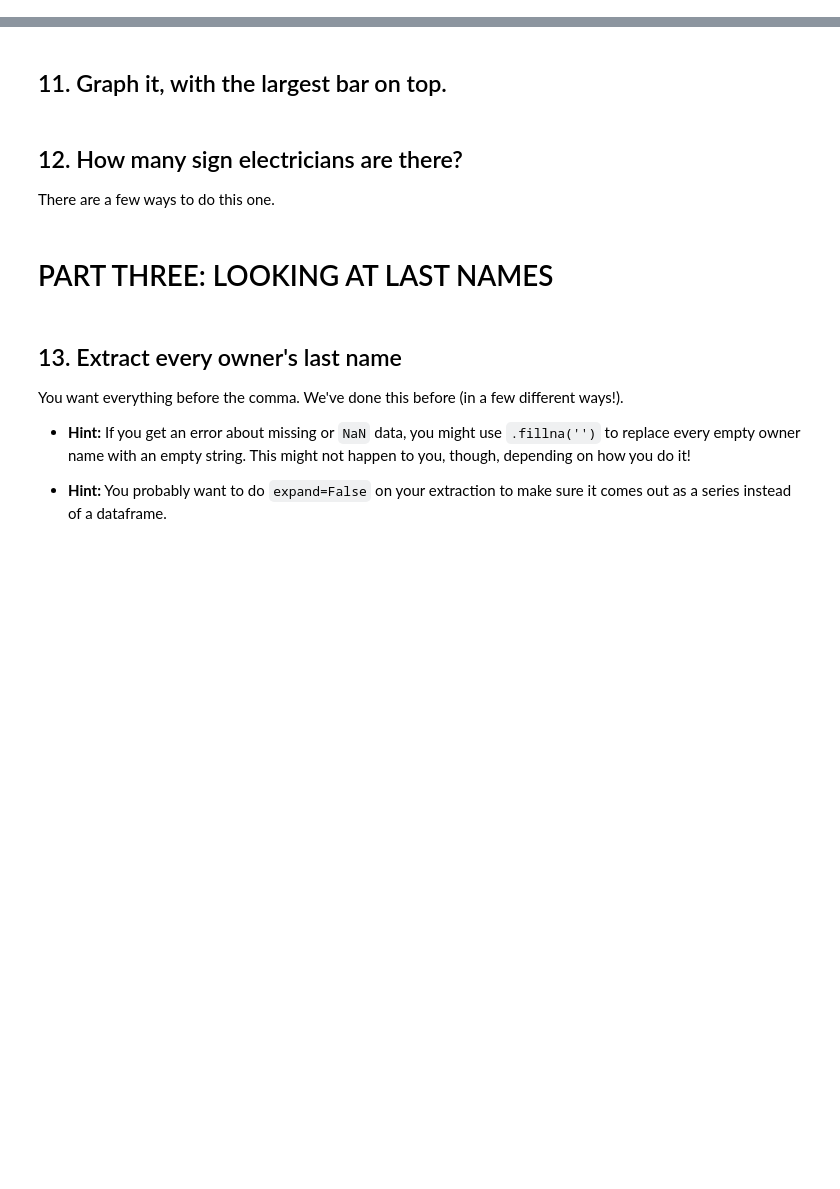
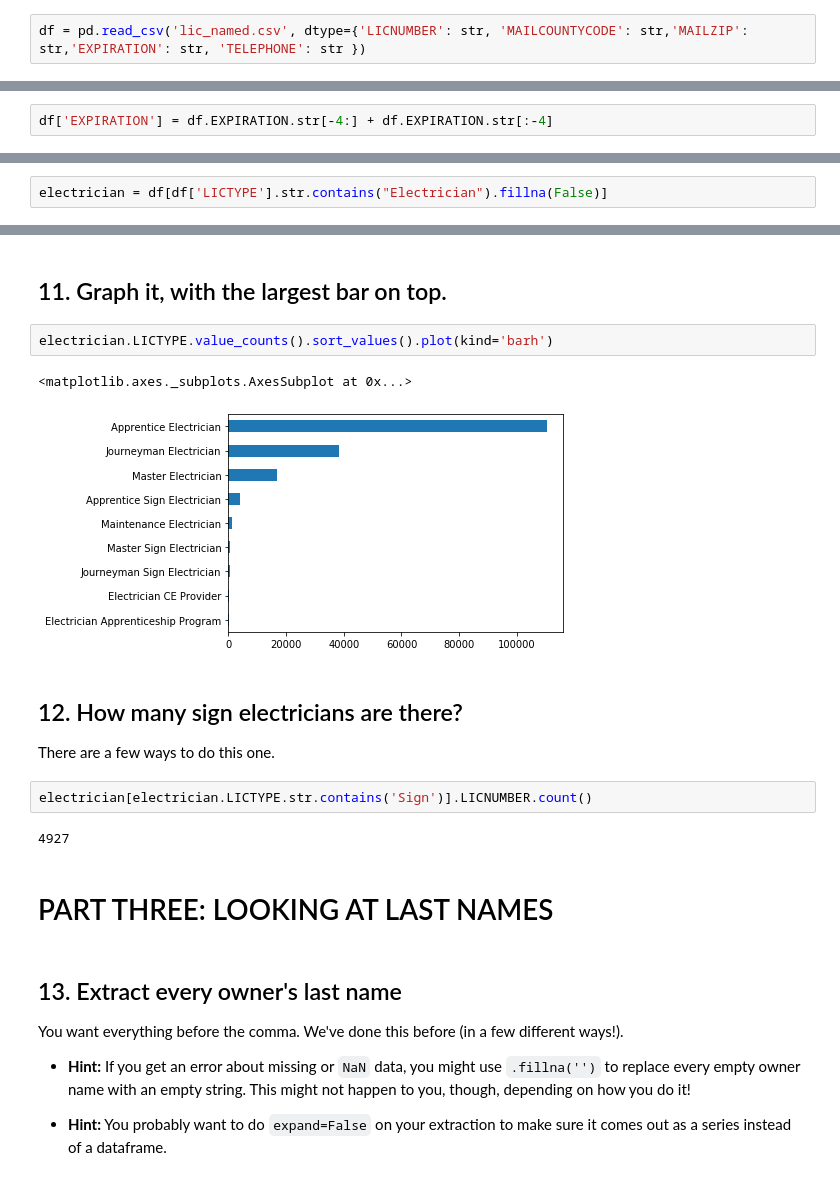
Before and after one commit to mingligraphics/foundations_homework, a Jupyter notebook: 07-homework/licensing/Licenses.ipynb, the cells around one changed output, grey strips where cells are left out. Drawn from its saved outputs; the diff is of its cells as text; blank space fills up the shorter version.

```diff
--- a/07-homework/licensing/Licenses.ipynb
+++ b/07-homework/licensing/Licenses.ipynb
@@ -48,5 +66,7 @@ The county code and expiration dates are being read in as numbers, which is goin
 You don't need to do it for every column, just the ones you want to force!
 
 **Re-import the file, forcing the expiration date, license number, mailing address county code, mailing zip code and telephone to all be strings.**
+# %%
+df = pd.read_csv('lic_named.csv', dtype={'LICNUMBER': str, 'MAILCOUNTYCODE': str,'MAILZIP': str,'EXPIRATION': str, 'TELEPHONE': str })
 # %% [markdown]
 Check the data types of your columns to be sure! If you do it right they'll be `object` (not `str`, oddly).
@@ -54,5 +99,7 @@ Check the data types of your columns to be sure! If you do it right they'll be `
 ## 4. Convert those expiration dates from MMDDYYYY to YYYY-MM-DD
 
 List slicing forever! It's the thing with the `[]`. There are like five ways to do this one.
+# %%
+df['EXPIRATION'] = df.EXPIRATION.str[-4:] + df.EXPIRATION.str[:-4]
 # %% [markdown]
 Check the first five expirations to make sure they look right.
@@ -83,3 +192,5 @@ Over 7000 licenses don't have types! As a result, when we look for license types
 This doesn't work when trying to select electricians, though, as NaN is a no-go for a filter. We *could* filter out everywhere the LICTYPE is null, but we could also cheat a little and say "replace all of the `NaN` values with `False` values."
 
 `.fillna(False)` will take every `NaN` and replace it with `False`.
+# %%
+electrician = df[df['LICTYPE'].str.contains("Electrician").fillna(False)]
@@ -88,9 +229,18 @@ This doesn't work when trying to select electricians, though, as NaN is a no-go
 # %% [markdown]
 ## 11. Graph it, with the largest bar on top.
+# %%
+electrician.LICTYPE.value_counts().sort_values().plot(kind='barh')
+# %% [output]
+<matplotlib.axes._subplots.AxesSubplot at 0x...>
+[figure, added]
 # %% [markdown]
 ## 12. How many sign electricians are there?
 
 There are a few ways to do this one.
+# %%
+electrician[electrician.LICTYPE.str.contains('Sign')].LICNUMBER.count()
+# %% [output]
+4927
 # %% [markdown]
 # PART THREE: LOOKING AT LAST NAMES
 # %% [markdown]
```
Also changed, not shown: parts of 58 cells of this notebook, 1 other file.
